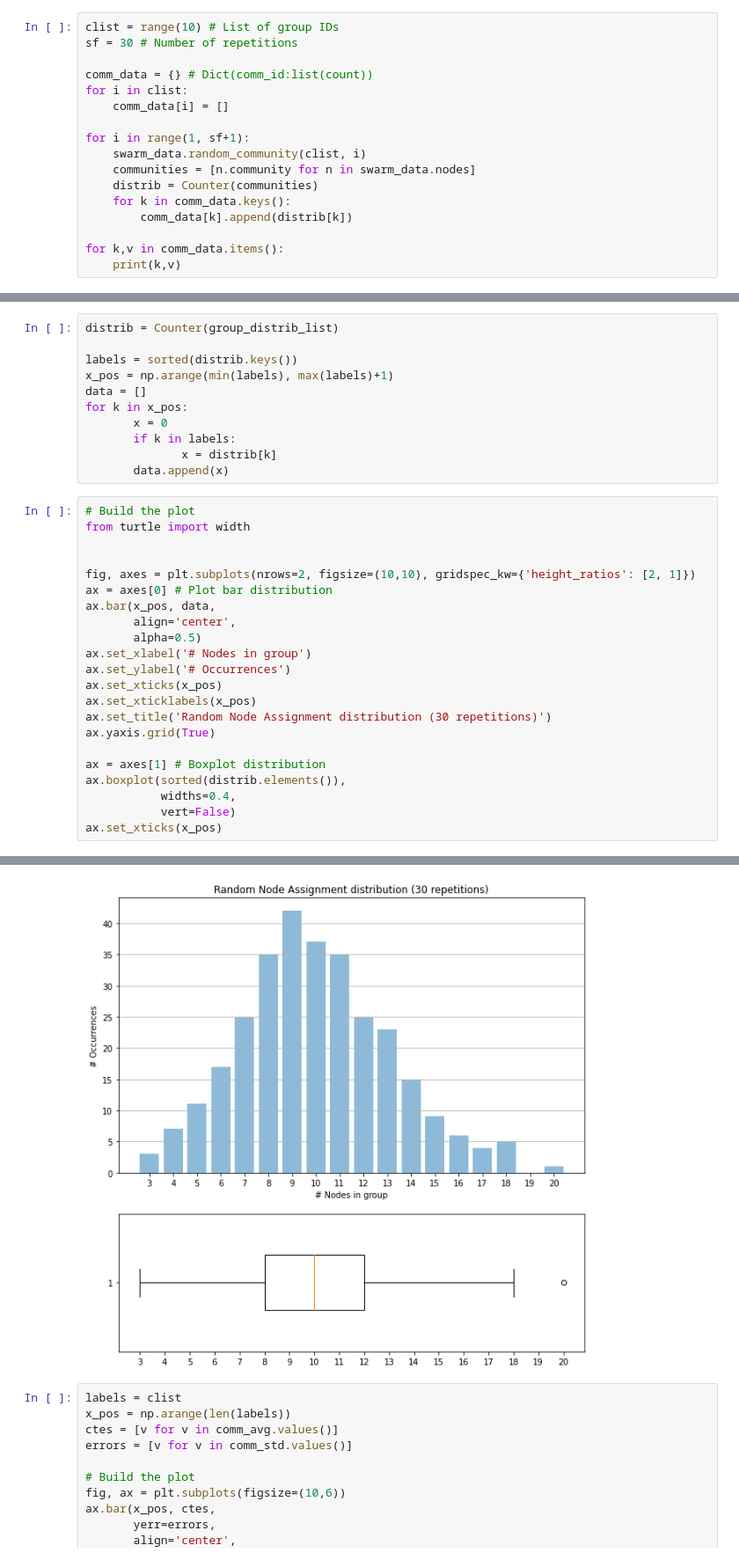
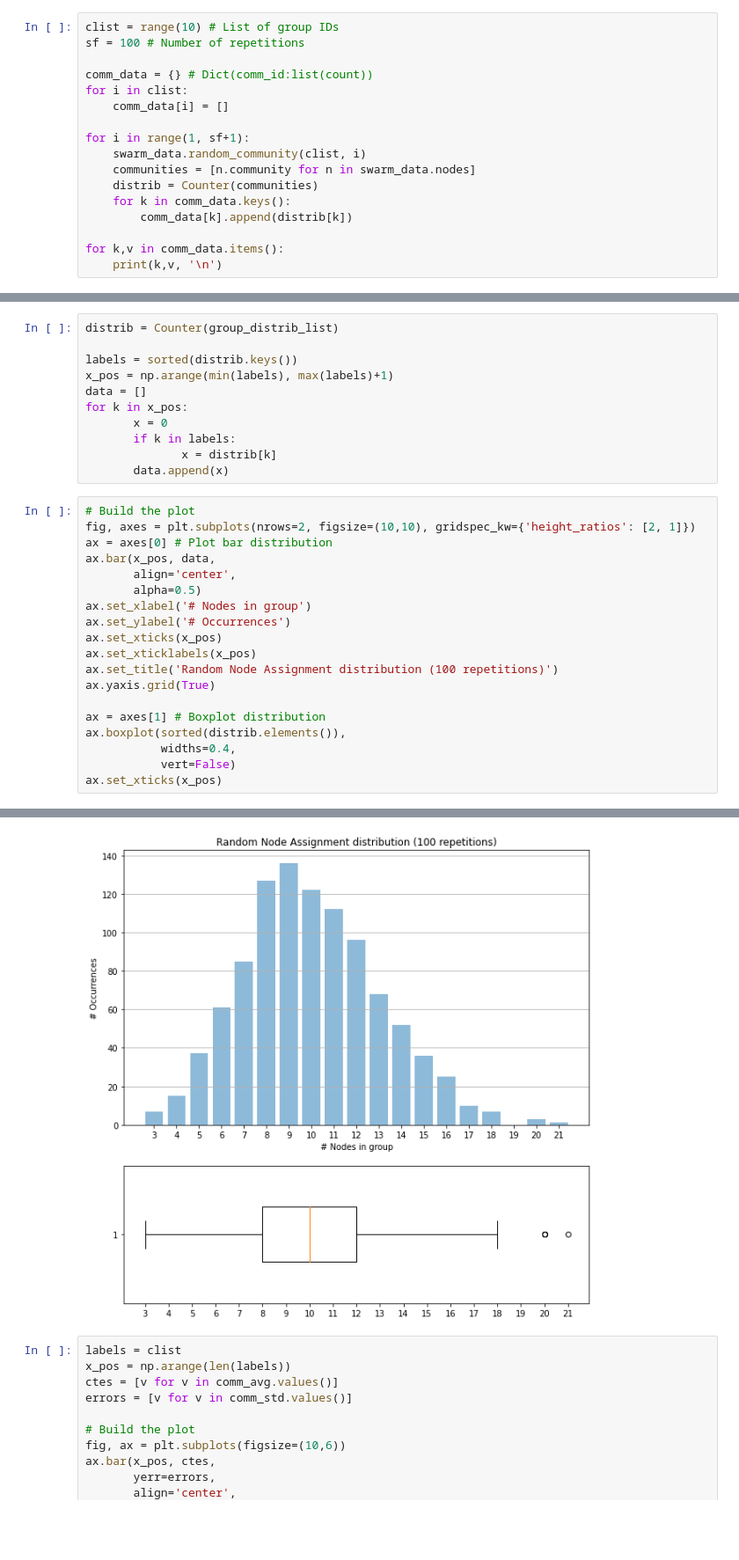
Before and after one commit to eakopyan/SwarmPy_Simulator, a Jupyter notebook: src/network_mining.ipynb, the cells around one changed output, grey strips where cells are left out. Shown at 88% size. Cells and saved outputs as stored; diff of their text form; blank space fills up the shorter version.

```diff
--- a/src/network_mining.ipynb
+++ b/src/network_mining.ipynb
@@ -51,7 +52,7 @@ swarm_data.plot_edges()
 ### Random community assignment
 # %%
 clist = range(10) # List of group IDs
-sf = 30 # Number of repetitions
+sf = 100 # Number of repetitions
 
 comm_data = {} # Dict(comm_id:list(count))
 for i in clist:
@@ -65,5 +66,5 @@ for i in range(1, sf+1):
         comm_data[k].append(distrib[k])
 
 for k,v in comm_data.items():
-    print(k,v)
+    print(k,v, '\n')
 # %% [output]
@@ -103,9 +113,6 @@ for k in x_pos:
        data.append(x)
 # %%
 # Build the plot
-from turtle import width
-
-
 fig, axes = plt.subplots(nrows=2, figsize=(10,10), gridspec_kw={'height_ratios': [2, 1]})
 ax = axes[0] # Plot bar distribution
 ax.bar(x_pos, data,
@@ -115,7 +122,7 @@ ax.set_xlabel('# Nodes in group')
 ax.set_ylabel('# Occurrences')
 ax.set_xticks(x_pos)
 ax.set_xticklabels(x_pos)
-ax.set_title('Random Node Assignment distribution (30 repetitions)')
+ax.set_title('Random Node Assignment distribution (100 repetitions)')
 ax.yaxis.grid(True)
 
 ax = axes[1] # Boxplot distribution
@@ -144,5 +152,5 @@ ax.set_xticks(x_pos)
  <matplotlib.axis.XTick at 0x...>]
-[figure, old version]
+[figure, new version]
 # %%
 labels = clist
 x_pos = np.arange(len(labels))
```
Also changed, not shown: parts of 18 cells of this notebook, 1 other file.
